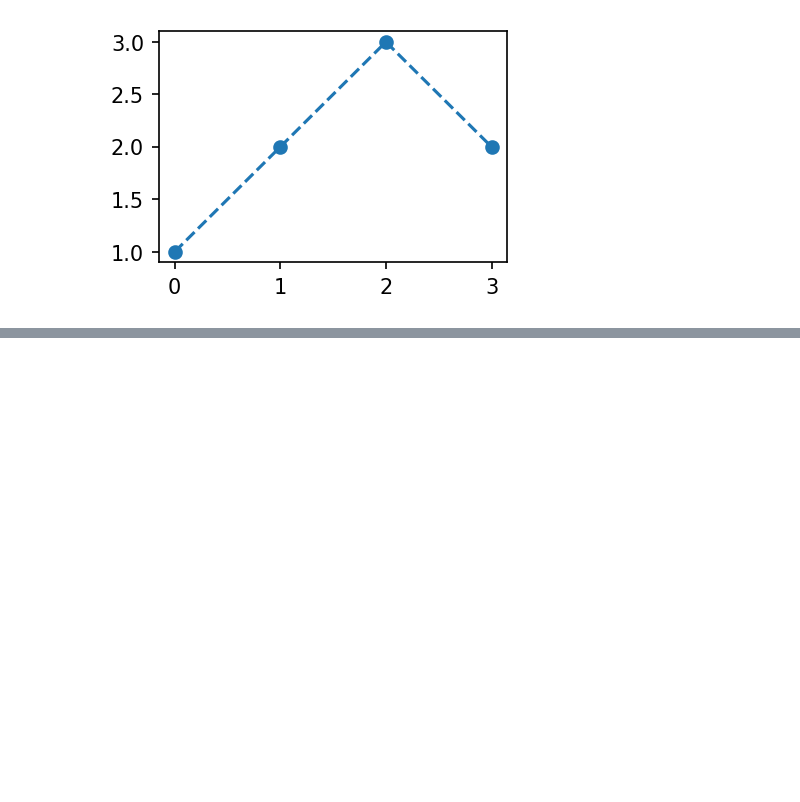
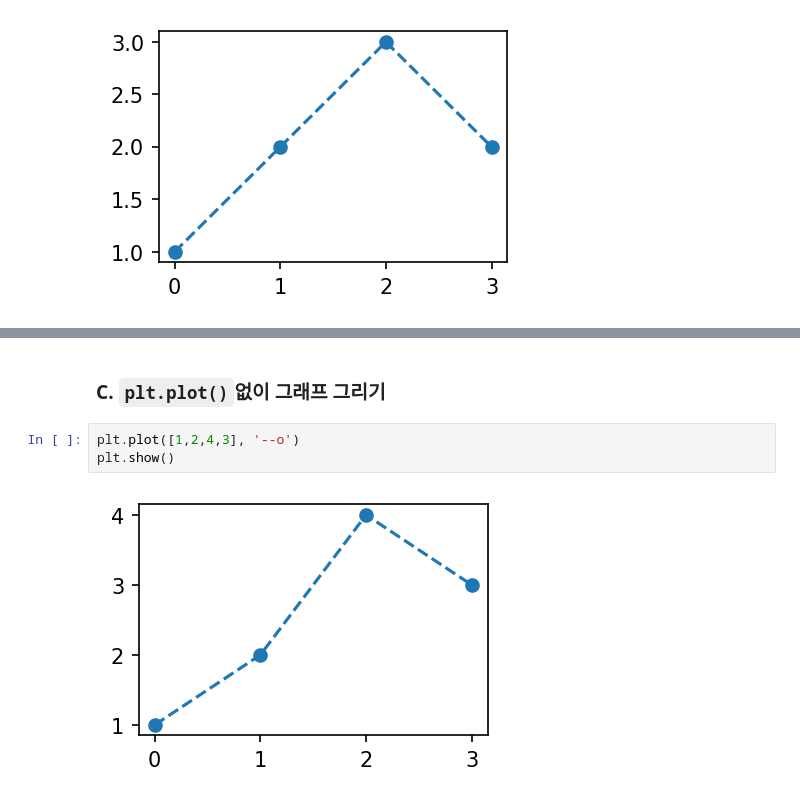
Before and after one commit to HollyRiver/RiverFlow, a Jupyter notebook: unrefined file/datavisuallization/learning materials/2. 꺾은선, 산점도, 객체지향화.ipynb, the cells around one changed output, grey strips where cells are left out. Saved outputs shown, nothing was run; the diff lists cells and outputs as text; blank space fills up the shorter version.

````diff
--- a/unrefined file/datavisuallization/learning materials/2. 꺾은선, 산점도, 객체지향화.ipynb
+++ b/unrefined file/datavisuallization/learning materials/2. 꺾은선, 산점도, 객체지향화.ipynb
@@ -270,0 +282,7 @@ matplotlib.lines.Line2D
+# %% [markdown]
+### **C. ```plt.plot()```없이 그래프 그리기**
+# %%
+plt.plot([1,2,4,3], '--o')
+plt.show()
+# %% [output]
+[figure, added]
````
Also changed, not shown: parts of 131 cells of this notebook, 8 other files.
